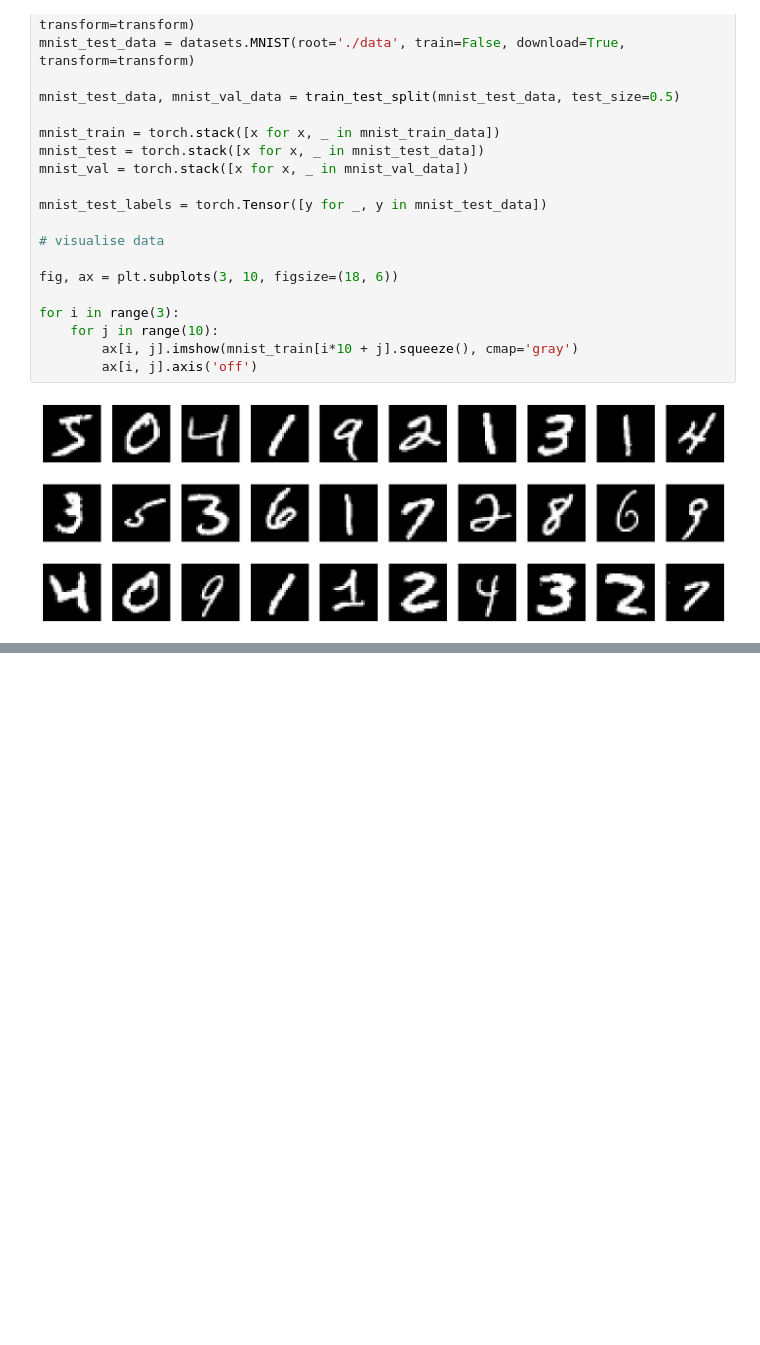
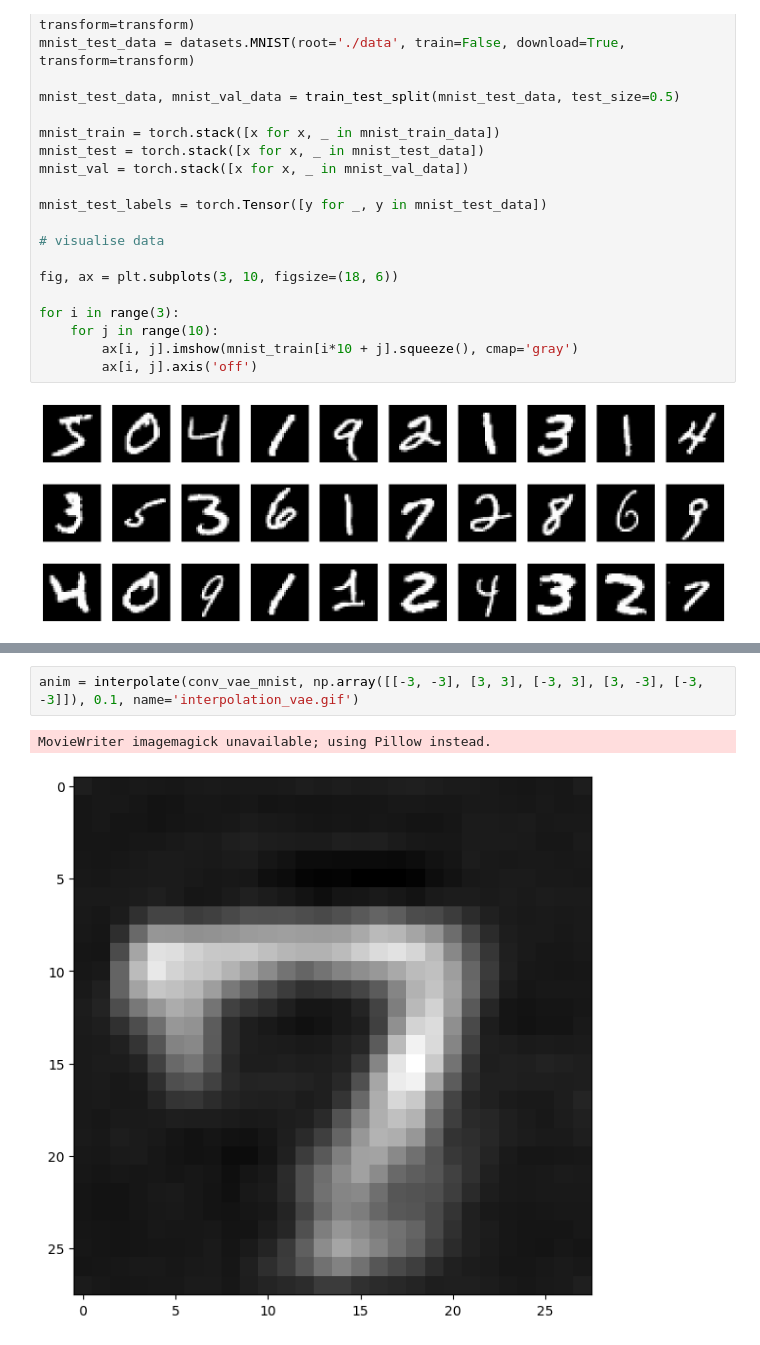
Before and after one commit to CKleiber/SciML-Seminar, a Jupyter notebook: VarationalAutoencoder.ipynb, the cells around one changed output, grey strips where cells are left out. Drawn from its saved outputs; the diff is of its cells as text; blank space fills up the shorter version.

Commit message:
Separate interpolate script

```diff
--- a/VarationalAutoencoder.ipynb
+++ b/VarationalAutoencoder.ipynb
@@ -433,0 +422,5 @@ for i in range(10):
+# %%
+anim = interpolate(conv_vae_mnist, np.array([[-3, -3], [3, 3], [-3, 3], [3, -3], [-3, -3]]), 0.1, name='interpolation_vae.gif')
+# %% [output]
+MovieWriter imagemagick unavailable; using Pillow instead.
+[figure, added]
```
Also changed, not shown: parts of 8 cells of this notebook, 5 other files.
